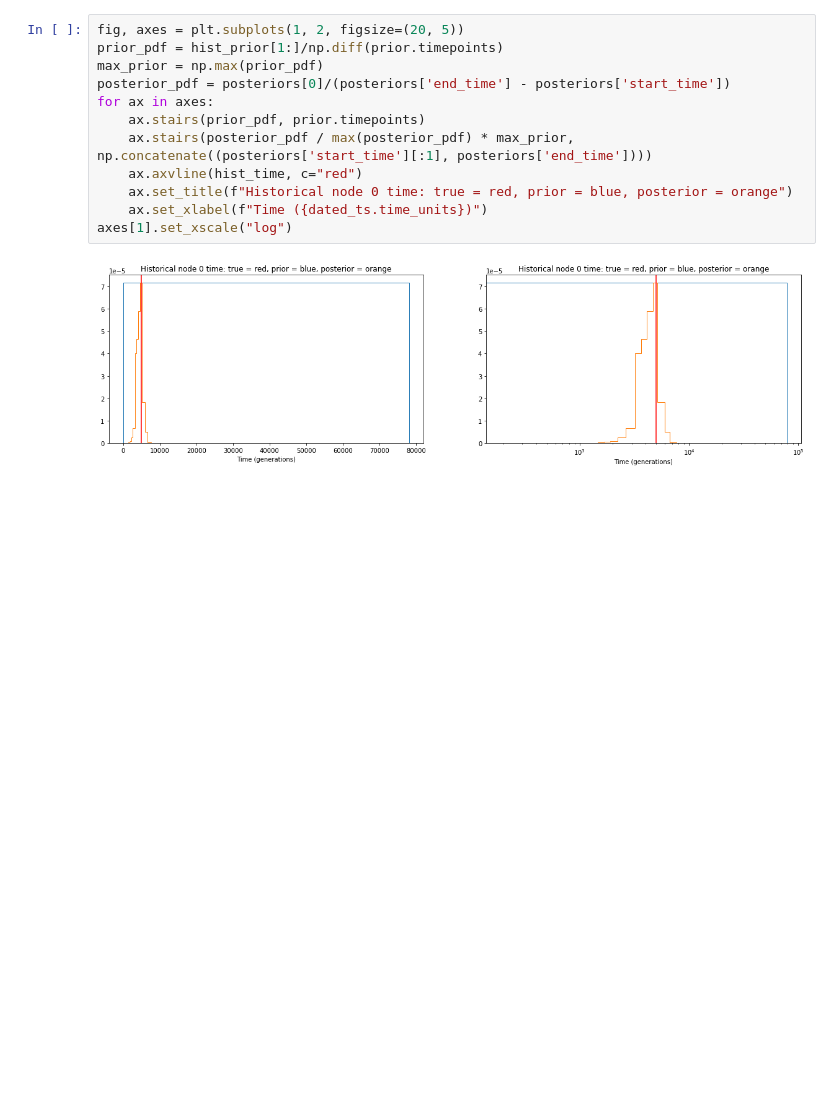
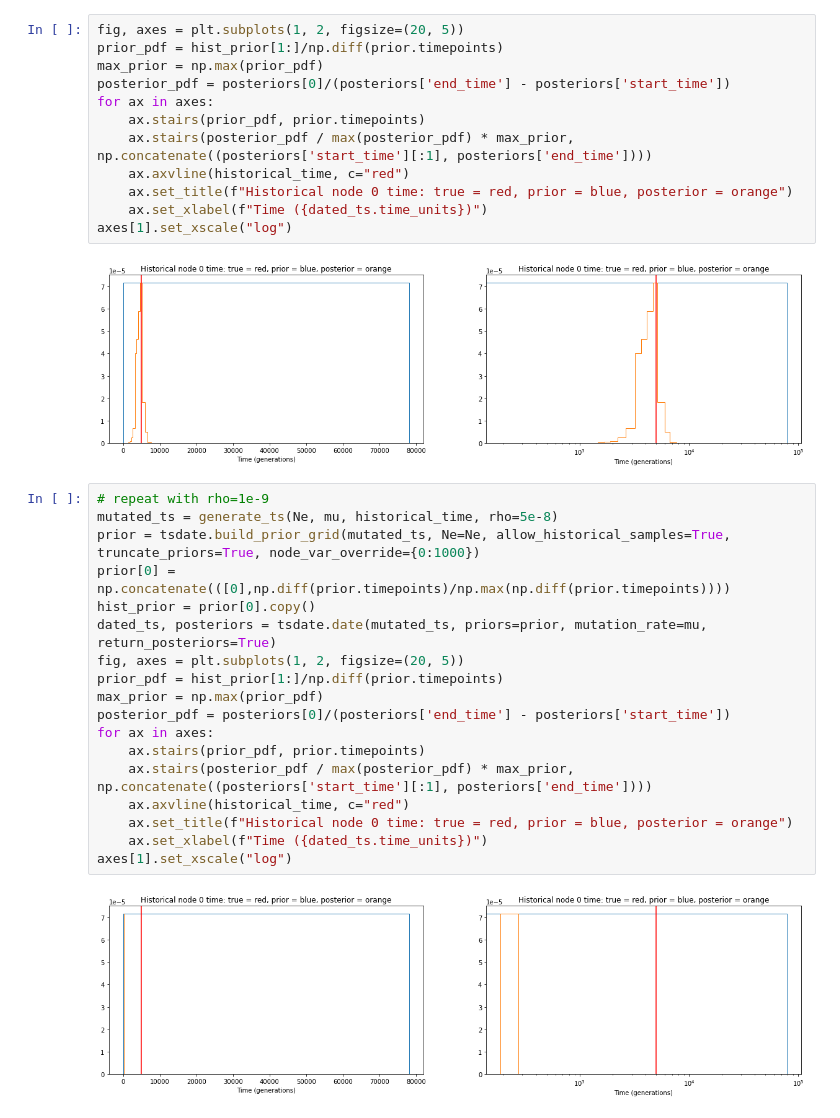
Before and after one commit to hyanwong/molecular-sample-dating, a Jupyter notebook: notebooks/uniform_prior.ipynb, the cells around one changed output. Cells and saved outputs as stored; diff of their text form; blank space fills up the shorter version.

```diff
--- a/notebooks/uniform_prior.ipynb
+++ b/notebooks/uniform_prior.ipynb
@@ -93,9 +54,29 @@ posterior_pdf = posteriors[0]/(posteriors['end_time'] - posteriors['start_time']
 for ax in axes:
     ax.stairs(prior_pdf, prior.timepoints)
     ax.stairs(posterior_pdf / max(posterior_pdf) * max_prior, np.concatenate((posteriors['start_time'][:1], posteriors['end_time'])))
-    ax.axvline(hist_time, c="red")
+    ax.axvline(historical_time, c="red")
     ax.set_title(f"Historical node 0 time: true = red, prior = blue, posterior = orange")
     ax.set_xlabel(f"Time ({dated_ts.time_units})")
 axes[1].set_xscale("log")
 # %% [output]
 [figure]
+# %%
+# repeat with rho=1e-9
+mutated_ts = generate_ts(Ne, mu, historical_time, rho=5e-8)
+prior = tsdate.build_prior_grid(mutated_ts, Ne=Ne, allow_historical_samples=True, truncate_priors=True, node_var_override={0:1000})
+prior[0] = np.concatenate(([0],np.diff(prior.timepoints)/np.max(np.diff(prior.timepoints))))
+hist_prior = prior[0].copy()
+dated_ts, posteriors = tsdate.date(mutated_ts, priors=prior, mutation_rate=mu, return_posteriors=True)
+fig, axes = plt.subplots(1, 2, figsize=(20, 5))
+prior_pdf = hist_prior[1:]/np.diff(prior.timepoints)
+max_prior = np.max(prior_pdf)
+posterior_pdf = posteriors[0]/(posteriors['end_time'] - posteriors['start_time'])
+for ax in axes:
+    ax.stairs(prior_pdf, prior.timepoints)
+    ax.stairs(posterior_pdf / max(posterior_pdf) * max_prior, np.concatenate((posteriors['start_time'][:1], posteriors['end_time'])))
+    ax.axvline(historical_time, c="red")
+    ax.set_title(f"Historical node 0 time: true = red, prior = blue, posterior = orange")
+    ax.set_xlabel(f"Time ({dated_ts.time_units})")
+axes[1].set_xscale("log")
+# %% [output]
+[figure, added]
```
Also changed, not shown: parts of 4 cells of this notebook.
